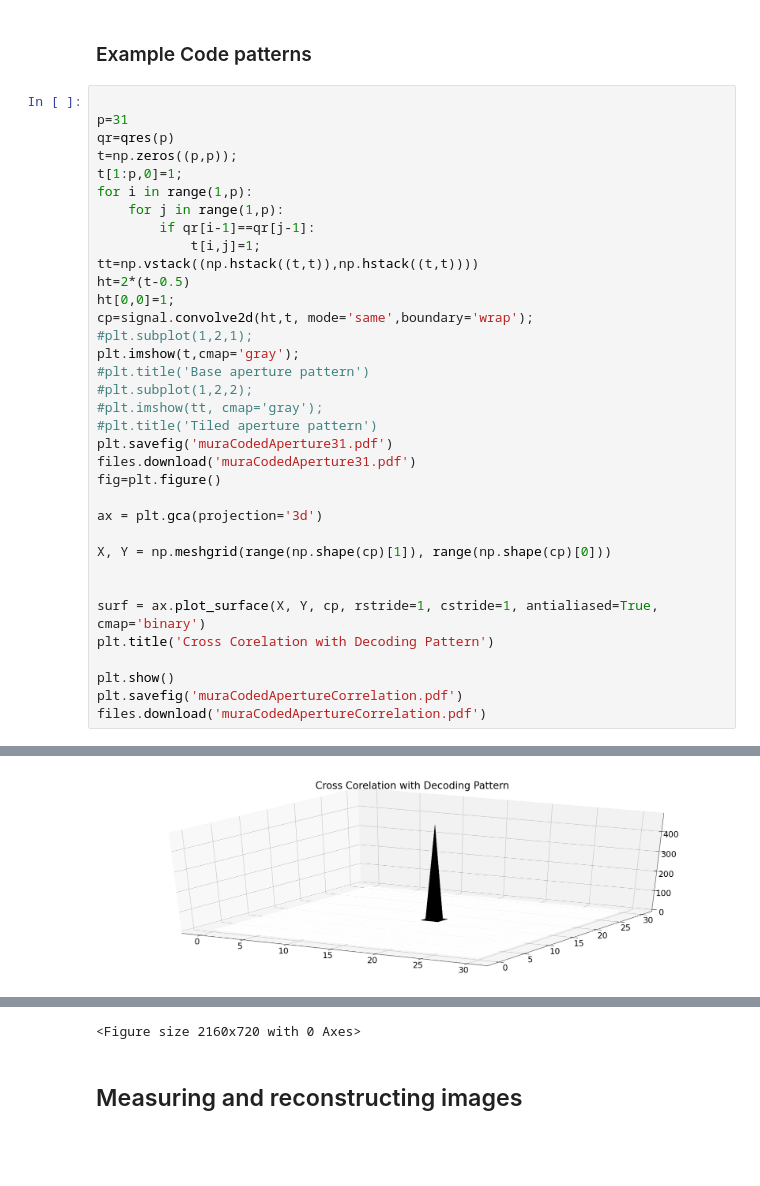
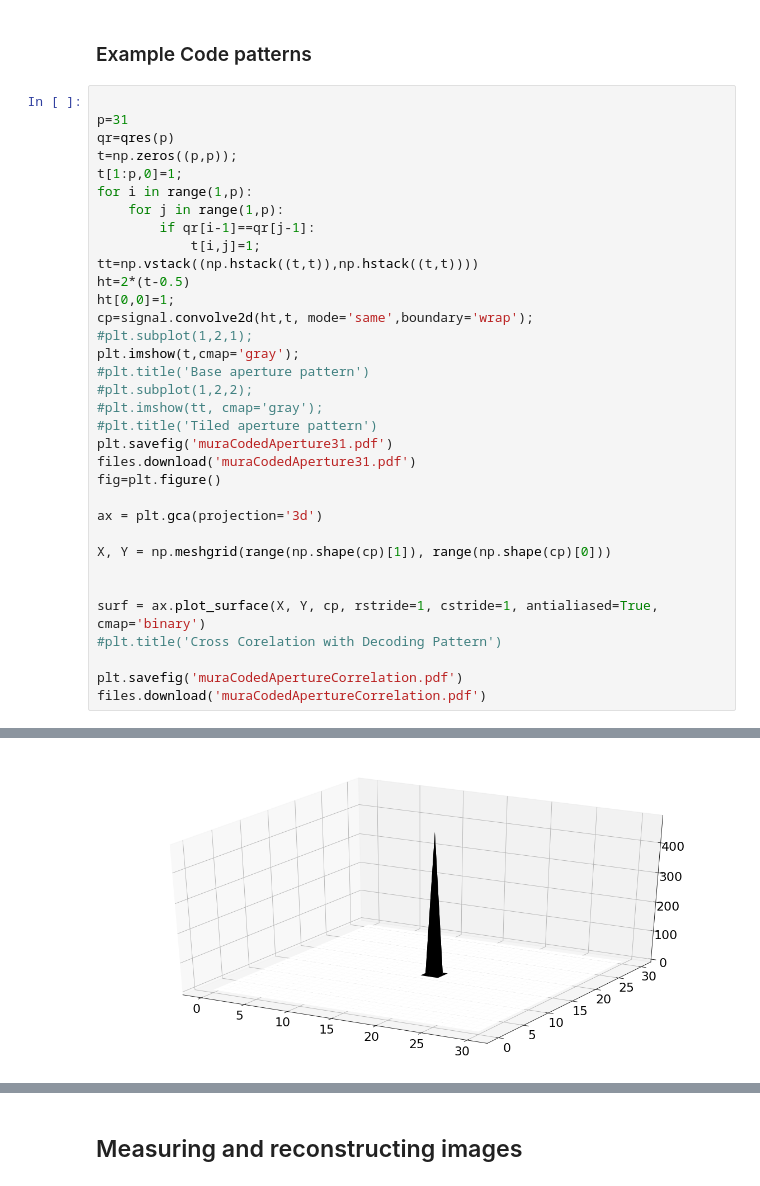
Before and after one commit to djbradyAtOpticalSciencesArizona/computationalImaging, a Jupyter notebook: rays/codeApertureImaging.ipynb, the cells around one changed output, grey strips where cells are left out. Drawn from its saved outputs; the diff is of its cells as text; blank space fills up the shorter version.

```diff
--- a/rays/codeApertureImaging.ipynb
+++ b/rays/codeApertureImaging.ipynb
@@ -64,9 +64,8 @@ X, Y = np.meshgrid(range(np.shape(cp)[1]), range(np.shape(cp)[0]))
 
 
 surf = ax.plot_surface(X, Y, cp, rstride=1, cstride=1, antialiased=True, cmap='binary')
-plt.title('Cross Corelation with Decoding Pattern')
+#plt.title('Cross Corelation with Decoding Pattern')
 
-plt.show()
 plt.savefig('muraCodedApertureCorrelation.pdf')
 files.download('muraCodedApertureCorrelation.pdf')
 # %% [output]
@@ -75,2 +76,2 @@ files.download('muraCodedApertureCorrelation.pdf')
 [figure]
-[figure, old version]
+[figure, new version]
@@ -79,4 +78,3 @@ files.download('muraCodedApertureCorrelation.pdf')
-<Figure size 2160x720 with 0 Axes>
 # %% [markdown]
 ## Measuring and reconstructing images
 # %%
```
Also changed, not shown: parts of 1 cell of this notebook.
